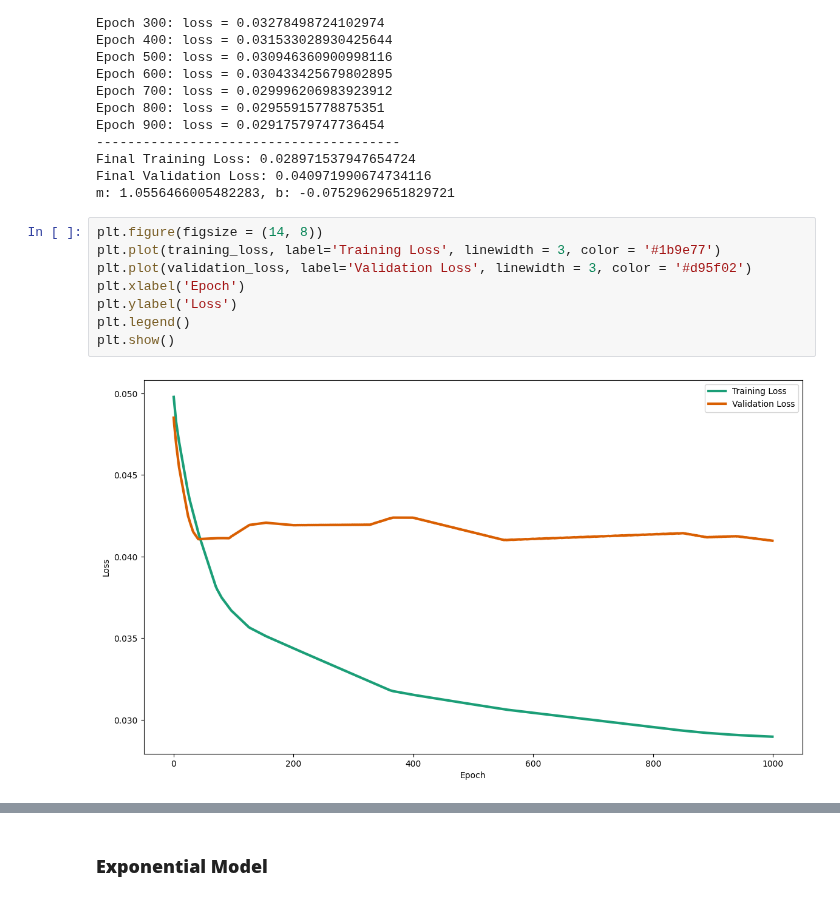
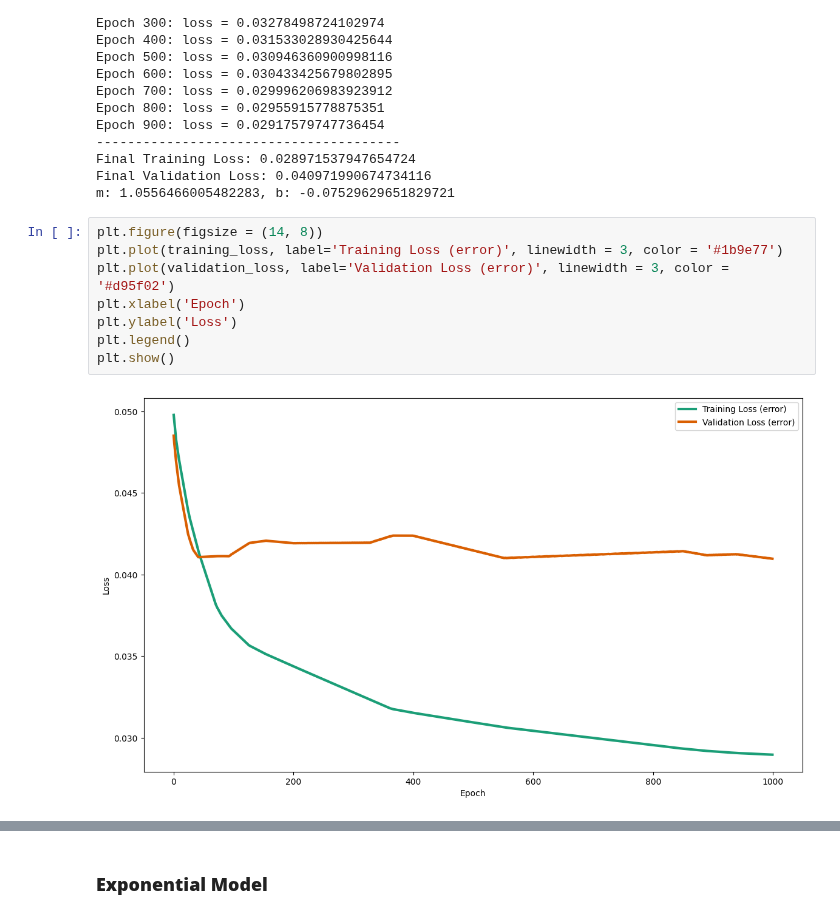
Before and after one commit to SepehrAkbari/LFC-courses, a Jupyter notebook: CSCI-240/Project-3/Main/Main.ipynb, the cells around one changed output, grey strips where cells are left out. Saved outputs shown, nothing was run; the diff lists cells and outputs as text.

```diff
--- a/CSCI-240/Project-3/Main/Main.ipynb
+++ b/CSCI-240/Project-3/Main/Main.ipynb
@@ -148,14 +137,14 @@ Final Validation Loss: 0.040971990674734116
 m: 1.0556466005482283, b: -0.07529629651829721
 # %%
 plt.figure(figsize = (14, 8))
-plt.plot(training_loss, label='Training Loss', linewidth = 3, color = '#1b9e77')
-plt.plot(validation_loss, label='Validation Loss', linewidth = 3, color = '#d95f02')
+plt.plot(training_loss, label='Training Loss (error)', linewidth = 3, color = '#1b9e77')
+plt.plot(validation_loss, label='Validation Loss (error)', linewidth = 3, color = '#d95f02')
 plt.xlabel('Epoch')
 plt.ylabel('Loss')
 plt.legend()
 plt.show()
 # %% [output]
-[figure, old version]
+[figure, new version]
 # %%
 x = np.linspace(0, 1, 100)
 y = linearModel(m, b, x)
```
Also changed, not shown: parts of 19 cells of this notebook.
